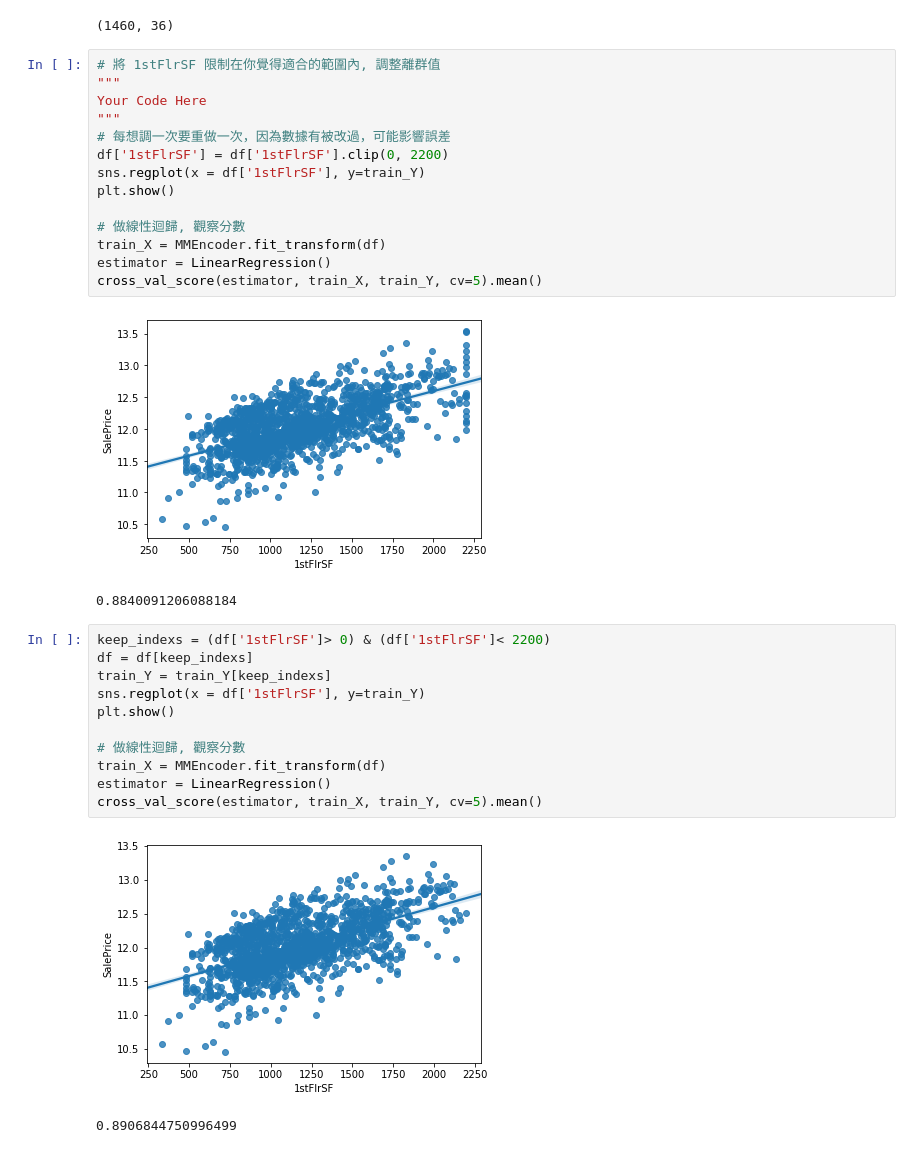
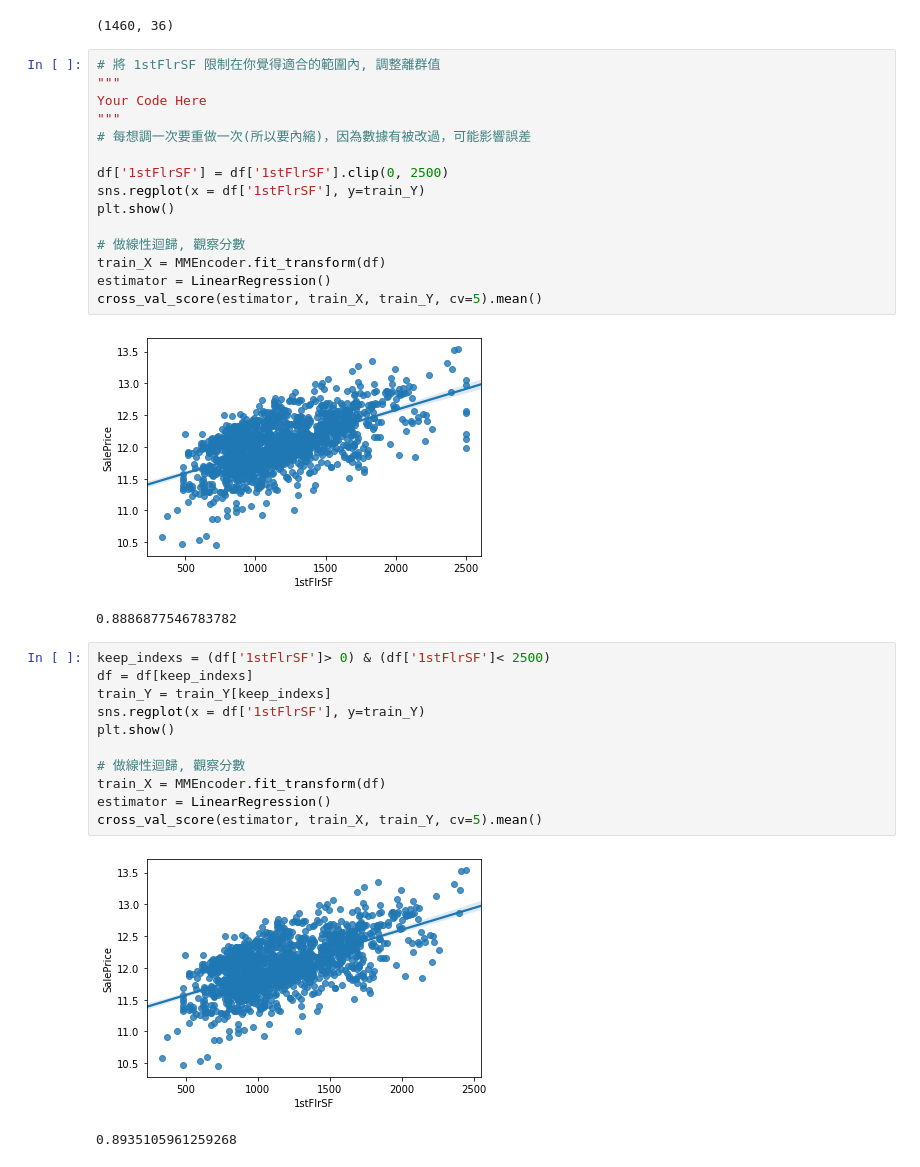
Before and after one commit to rubio1497/4th-ML100Days, a Jupyter notebook: HW Day10/Day_010_HW.ipynb, the cells around one changed output. Drawn from its saved outputs; the diff is of its cells as text.

```diff
--- a/HW Day10/Day_010_HW.ipynb
+++ b/HW Day10/Day_010_HW.ipynb
@@ -197,8 +238,9 @@ train_X.shape
 """
 Your Code Here
 """
-# 每想調一次要重做一次，因為數據有被改過，可能影響誤差
-df['1stFlrSF'] = df['1stFlrSF'].clip(0, 2200)
+# 每想調一次要重做一次(所以要內縮)，因為數據有被改過，可能影響誤差
+
+df['1stFlrSF'] = df['1stFlrSF'].clip(0, 2500)
 sns.regplot(x = df['1stFlrSF'], y=train_Y)
 plt.show()
 
@@ -207,19 +249,19 @@ train_X = MMEncoder.fit_transform(df)
 estimator = LinearRegression()
 cross_val_score(estimator, train_X, train_Y, cv=5).mean()
 # %% [output]
-[figure, old version]
+[figure, new version]
-0.8840091206088184
+0.8886877546783782
 # %%
-keep_indexs = (df['1stFlrSF']> 0) & (df['1stFlrSF']< 2200)
+keep_indexs = (df['1stFlrSF']> 0) & (df['1stFlrSF']< 2500)
 df = df[keep_indexs]
 train_Y = train_Y[keep_indexs]
 sns.regplot(x = df['1stFlrSF'], y=train_Y)
 plt.show()
 
 # 做線性迴歸, 觀察分數
 train_X = MMEncoder.fit_transform(df)
 estimator = LinearRegression()
 cross_val_score(estimator, train_X, train_Y, cv=5).mean()
 # %% [output]
-[figure, old version]
+[figure, new version]
-0.8906844750996499
+0.8935105961259268
```
Also changed, not shown: parts of 8 cells of this notebook.
